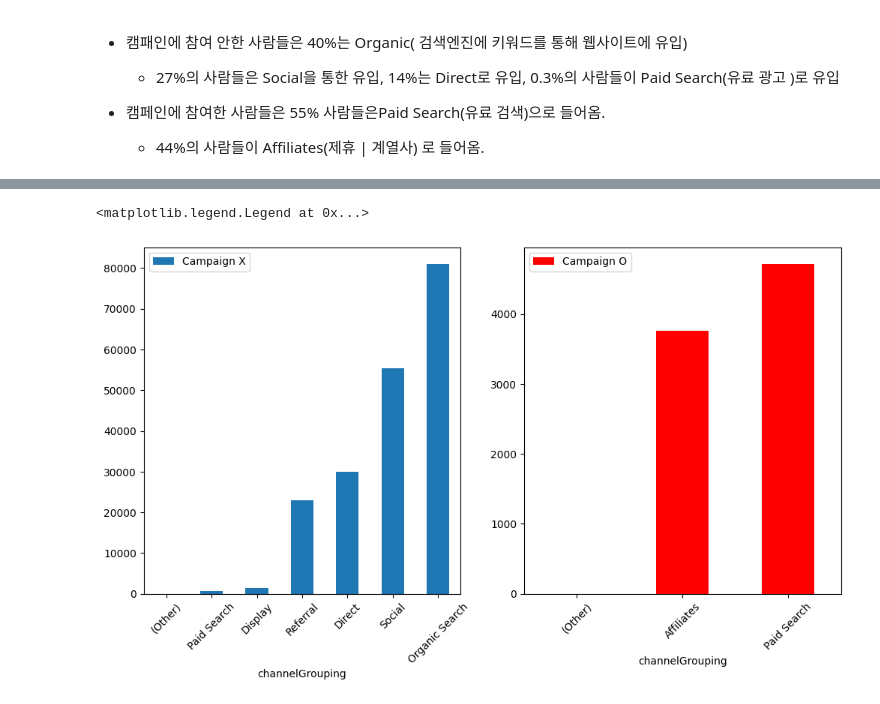
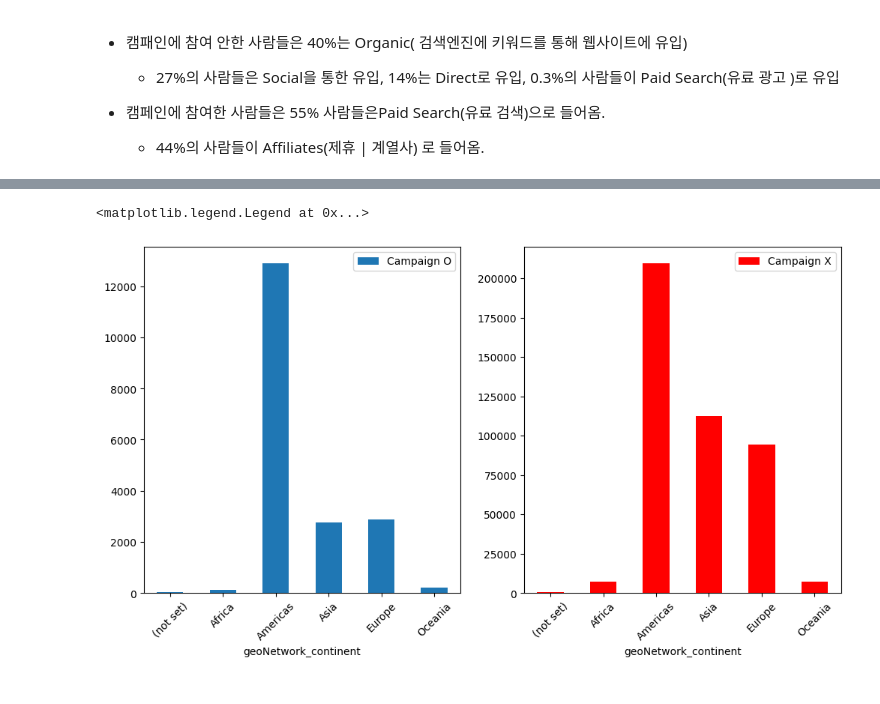
Before and after one commit to eju1019/ipark, a Jupyter notebook: projcet.ipynb, the cells around one changed output, grey strips where cells are left out. Drawn from its saved outputs; the diff is of its cells as text; code cells hidden in the pictures.

```diff
--- a/projcet.ipynb
+++ b/projcet.ipynb
@@ -29,7 +29,7 @@ def load_df(csv_path='train.csv', nrows=None) -> pd.DataFrame:
         df = df.drop(column, axis=1).merge(column_as_df, right_index=True, left_index=True)
     return df
 
-df = load_df(nrows=200000)
+df = load_df(nrows=450000)
 # %% [markdown]
 ## DROP
 # %%
@@ -103,6 +103,7 @@ df['date_of_weekday']= df.groupby(df['date_of_weekday'])['fullVisitorId'].nuniqu
 df['date_of_weekday']=df['date_of_weekday'].dropna()
 
 df['hour_of_day'] = df['visitStartTime'].dt.hour
+df['date_of_Month'] = df['visitStartTime'].dt.month
 # %% [markdown]
 ### Revenue
 # %%
@@ -234,8 +207,7 @@ plt.legend()
 ### 요일별 차이
 - 캠페인에 참여한 사람들의 데이터는 안나오는 문제가 발생 = 모두다 NaN값
 # %%
-df_set=df.loc[df['trafficSource_campaign'] != '(not set)']
-df_not_set=df.loc[df['trafficSource_campaign'] == '(not set)']
+# 캠페인 별 요일별 차이
 
 df_not_set['date_of_weekday'].dropna().plot(kind='bar')
 plt.xticks(range(7), ['Mon', 'Tue', 'Wed', 'Thu', 'Fri', 'Sat', 'Sun'], rotation = 0)
@@ -256,14 +272,14 @@ plt.show()
 # %%
 plt.figure(figsize=(12,6))
 plt.subplot(1,2,1)
-df_not_set['channelGrouping'].value_counts().sort_values().plot(kind='bar',label='Campaign X')
+df_set['geoNetwork_continent'].value_counts().sort_index().plot(kind='bar',label='Campaign O')
 plt.xticks(rotation=45)
 plt.legend()
 
 plt.subplot(1,2,2)
-df_set['channelGrouping'].value_counts().sort_values().plot(kind='bar',color='red',label='Campaign O')
+df_not_set['geoNetwork_continent'].value_counts().sort_index().plot(kind='bar',color='red',label='Campaign X')
 plt.xticks(rotation=45)
 plt.legend()
 # %% [output]
 <matplotlib.legend.Legend at 0x...>
-[figure, old version]
+[figure, new version]
```
Also changed, not shown: parts of 23 cells of this notebook.
